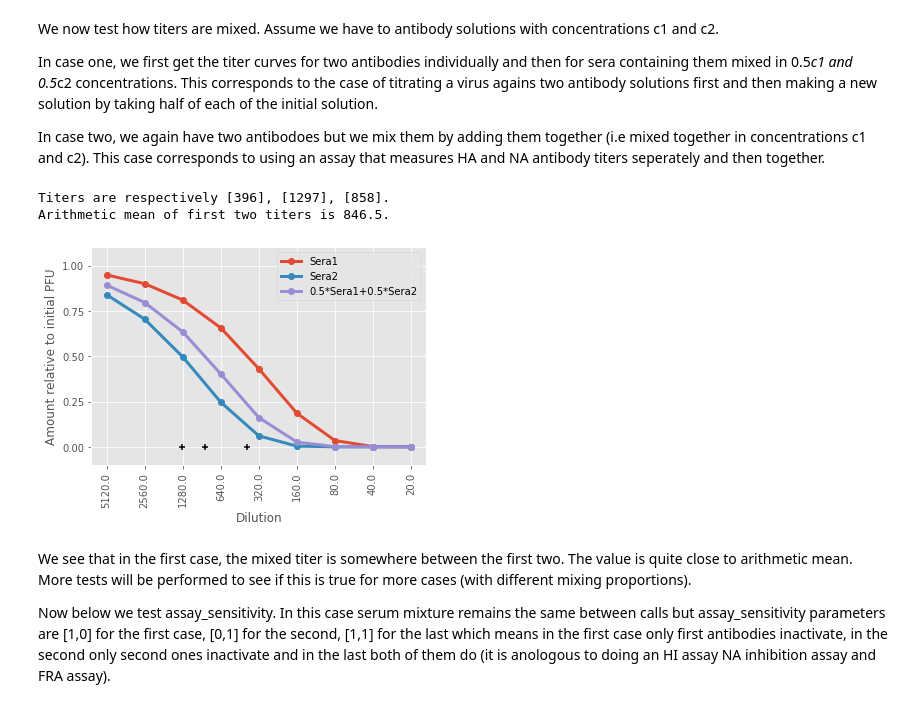
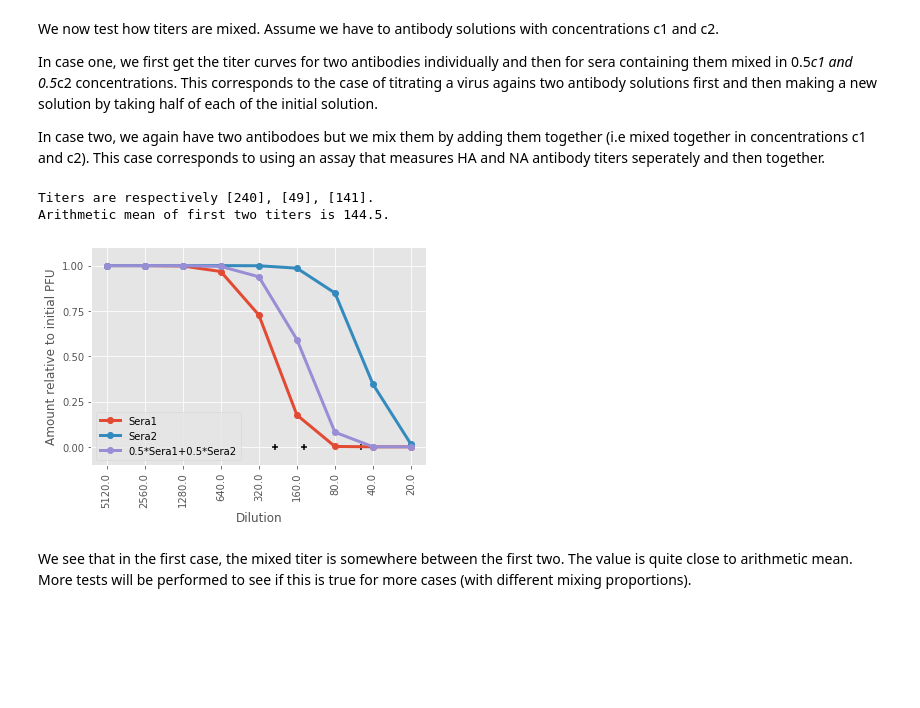
Before and after one commit to iAvicenna/NeutralizationBench, a Jupyter notebook: readme.ipynb, the cells around one changed output. Saved outputs shown, nothing was run; the diff lists cells and outputs as text; code cells hidden in the pictures; blank space fills up the shorter version.

```diff
--- a/readme.ipynb
+++ b/readme.ipynb
@@ -215,13 +209,13 @@ number_of_antigens = 1
 number_of_antibodies = 1
 
 
-association_rates = np.ones((number_of_antigens, number_of_antibodies)) * 1.5e6 / M
-dissociation_rates = 1e-8 ** np.ones((number_of_antigens, number_of_antibodies))
+association_rates = np.ones((number_of_antigens, number_of_antibodies)) * 0.5e5 / M
+dissociation_rates = 1e-4 ** np.ones((number_of_antigens, number_of_antibodies))
 total_antibody = 600 * 5e9
 interference_matrix = np.ones((number_of_antigens, number_of_antibodies, number_of_antibodies))
 total_PFU = 1000
 
-init_vals = [total_PFU * ratio / total_volume, total_antibody / total_volume]
+init_vals = [total_PFU * particle_to_pfu_ratio * nspikes / total_volume, total_antibody / total_volume]
 
 
 ax1 = None
@@ -231,7 +225,7 @@ fig2 = None
 
 y1, log_titer1, titer1, _=titrateAntigensAgainstSera(
         init_vals, dilutions, number_of_antigens, number_of_antibodies, measurement_time,
-        association_rates, dissociation_rates, interference_matrix)
+        association_rates, dissociation_rates, interference_matrix, inactivation_thresholds = [5])
 
 ax1, fig1 = outputTiterCurvePlot(y1, log_titer1, number_of_antigens, dilutions, fig=fig1, ax=ax1)
 
@@ -239,48 +233,45 @@ ax1.set_ylabel('Amount relative to initial PFU')
 ax1.set_xlabel('Dilution')
 
 #sera 2
-association_rates = np.ones((number_of_antigens, number_of_antibodies)) * 5e6 / M
+association_rates = np.ones((number_of_antigens, number_of_antibodies)) * 0.1e5 / M
 
 y2, log_titer2, titer2, _=titrateAntigensAgainstSera(
         init_vals, dilutions, number_of_antigens, number_of_antibodies, measurement_time,
-        association_rates, dissociation_rates, interference_matrix)
+        association_rates, dissociation_rates, interference_matrix, inactivation_thresholds = [5])
 
 ax1, fig1 = outputTiterCurvePlot(y2, log_titer2, number_of_antigens, dilutions, fig=fig1, ax=ax1)
 ax1.set_ylabel('Amount relative to initial PFU')
 ax1.set_xlabel('Dilution')
 
 
 #combined 0.5sera1 + 0.5sera2
 number_of_antigens = 1
 number_of_antibodies = 2
 
-association_rates = np.ones((number_of_antigens, number_of_antibodies)) * 1.5e6 / M
-association_rates[0,1] = 5e6 / M
-dissociation_rates = 1e-8 ** np.ones((number_of_antigens, number_of_antibodies))
+association_rates = np.ones((number_of_antigens, number_of_antibodies)) * 0.1e5 / M
+association_rates[0,1] = 0.5e5 / M
+dissociation_rates = 1e-4 ** np.ones((number_of_antigens, number_of_antibodies))
 total_antibody = 600 * 5e9
 interference_matrix = np.ones((number_of_antigens, number_of_antibodies, number_of_antibodies))
 total_PFU = 1000
 
-init_vals = [total_PFU * ratio / total_volume, 0.5 * total_antibody / total_volume,
+init_vals = [total_PFU * particle_to_pfu_ratio * nspikes / total_volume, 0.5 * total_antibody / total_volume,
              0.5 * total_antibody / total_volume]
 
 
 y3, log_titer3, titer3, _=titrateAntigensAgainstSera(
         init_vals, dilutions, number_of_antigens, number_of_antibodies, measurement_time,
-        association_rates, dissociation_rates, interference_matrix)
+        association_rates, dissociation_rates, interference_matrix, inactivation_thresholds = [5,5])
 
 ax1, fig1 = outputTiterCurvePlot(y3, log_titer3, number_of_antigens, dilutions, fig=fig1, ax=ax1)
 
 ax1.legend(['Sera1', 'Sera2', '0.5*Sera1+0.5*Sera2'])
 
 print('Titers are respectively {}, {}, {}.'.format(titer1,titer2,titer3))
 print('Arithmetic mean of first two titers is {}.'.format((titer1[0]+titer2[0]) * 0.5))
 # %% [output]
-Titers are respectively [396], [1297], [858].
-Arithmetic mean of first two titers is 846.5.
+Titers are respectively [240], [49], [141].
+Arithmetic mean of first two titers is 144.5.
-[figure, old version]
+[figure, new version]
 # %% [markdown]
 We see that in the first case, the mixed titer is somewhere between the first two. The value is quite close to arithmetic mean. More tests will be performed to see if this is true for more cases (with different mixing proportions).
-
-Now below we test assay_sensitivity. In this case serum mixture remains the same between calls but assay_sensitivity parameters are [1,0] for the first case, [0,1] for the second, [1,1] for the last
-which means in the first case only first antibodies inactivate, in the second only second ones inactivate and in the last both of them do (it is anologous to doing an HI assay NA inhibition assay and FRA assay).
```
Also changed, not shown: parts of 9 cells of this notebook, 1 other file.
